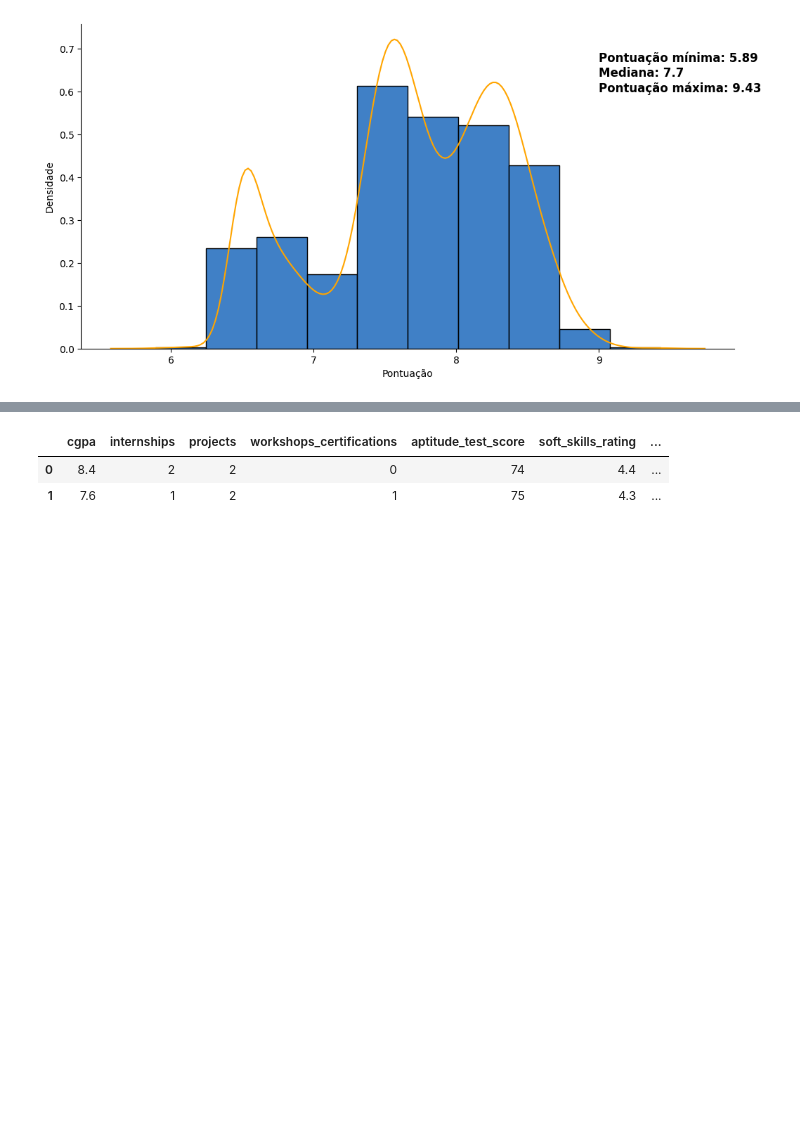
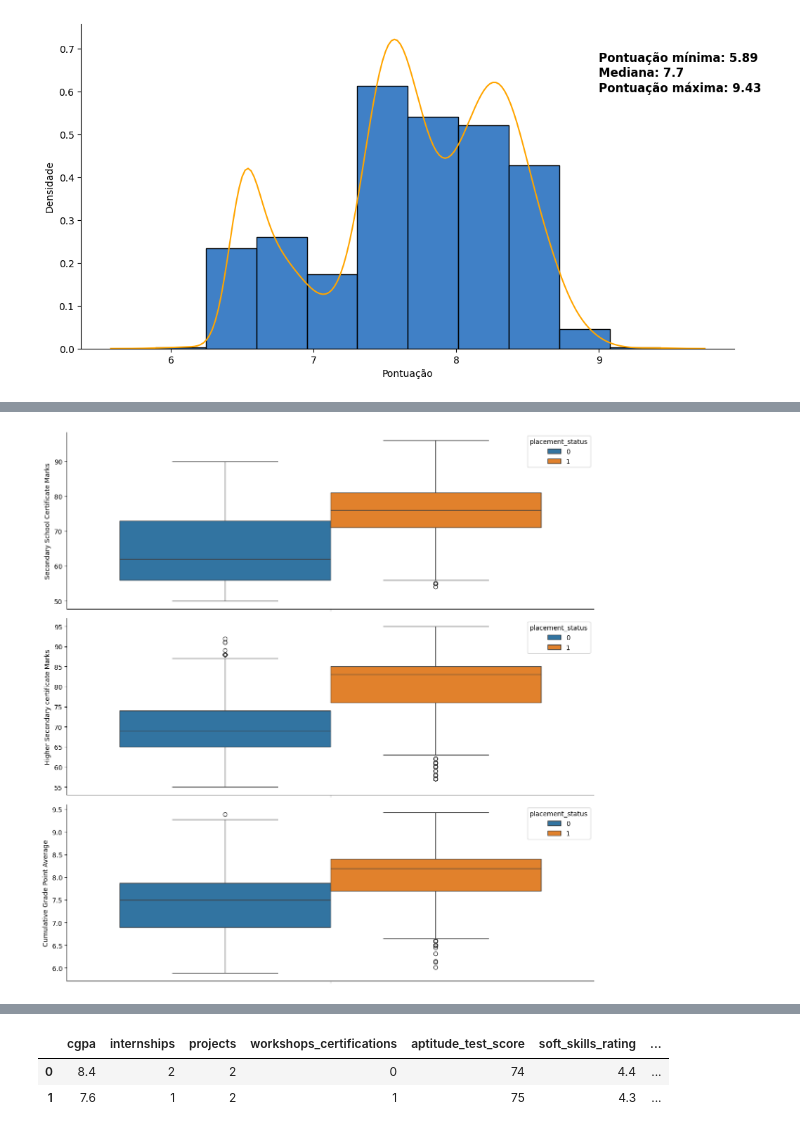
Before and after one commit to Alexandre-Esposte/JobProphet, a Jupyter notebook: notebooks/analise.ipynb, the cells around one changed output, grey strips where cells are left out. Saved outputs shown, nothing was run; the diff lists cells and outputs as text; code cells hidden in the pictures; blank space fills up the shorter version.

```diff
--- a/notebooks/analise.ipynb
+++ b/notebooks/analise.ipynb
@@ -444,0 +479,11 @@ Name: cgpa, dtype: float64
+# %%
+fig, ax = plt.subplots(3,1, tight_layout = True, figsize= (12,12))
+sns.boxplot(data = data, y='cgpa', hue='placement_status', ax = ax[2])
+sns.boxplot(data = data, y='hsc_marks', hue='placement_status', ax = ax[1])
+sns.boxplot(data = data, y='ssc_marks', hue='placement_status', ax= ax[0])
+
+ax[2].set_ylabel('Cumulative Grade Point Average')
+ax[1].set_ylabel('Higher Secondary certificate Marks')
+ax[0].set_ylabel('Secondary School Certificate Marks');
+# %% [output]
+[figure, added]
```
Also changed, not shown: parts of 10 cells of this notebook.
